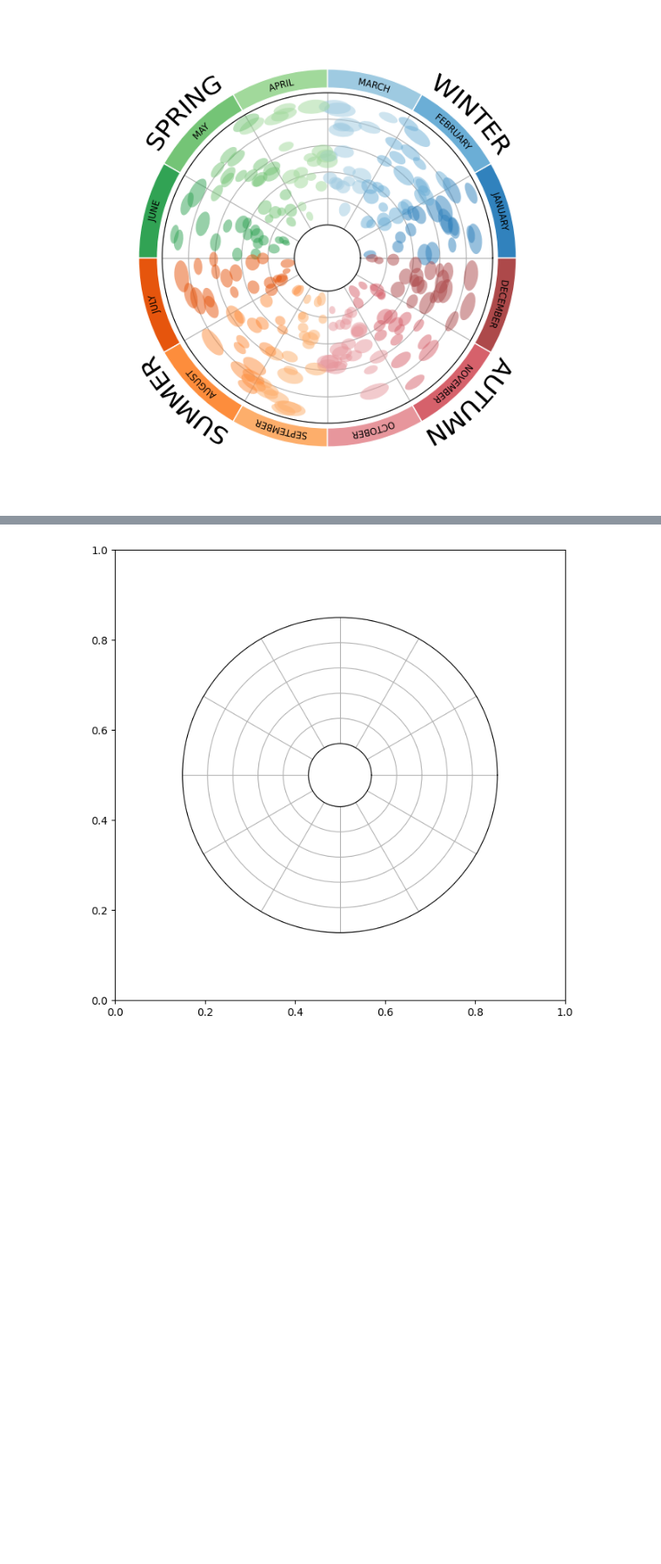
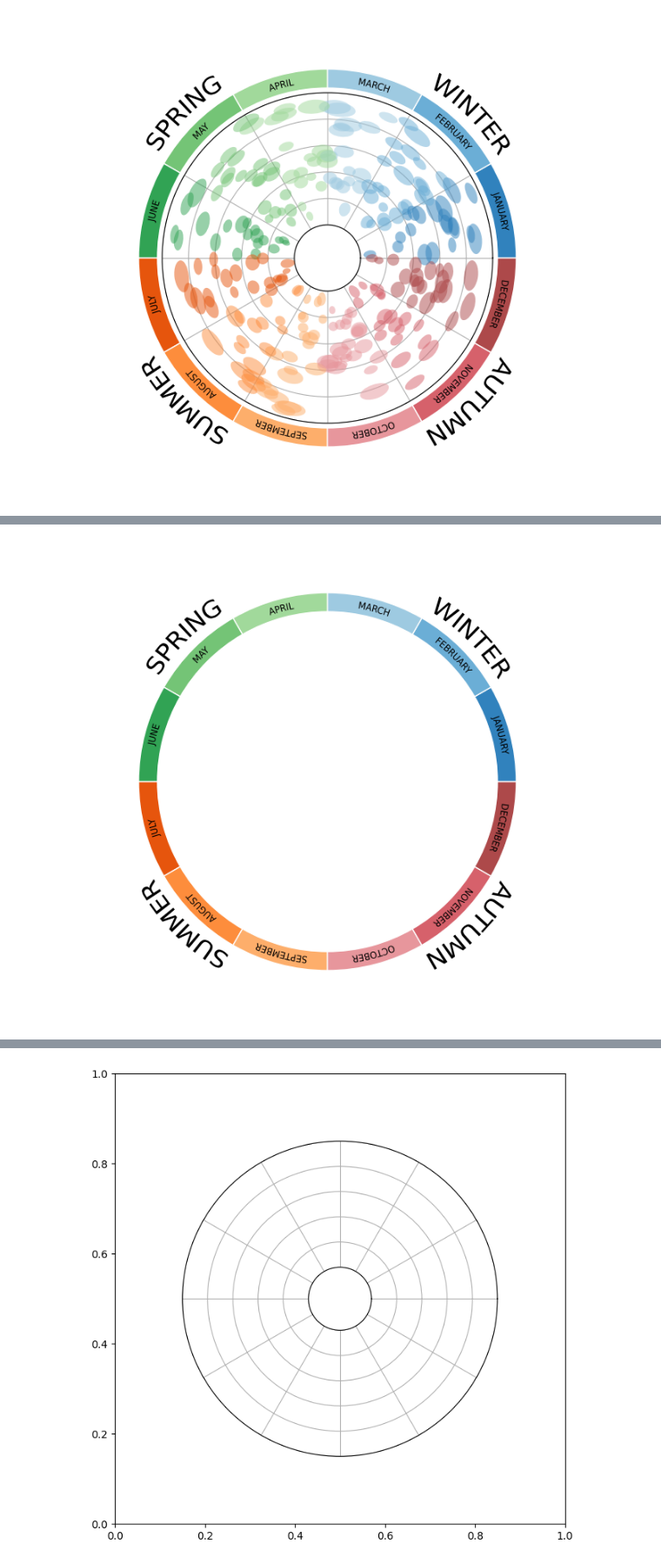
Before and after one commit to rodriguezmDNA/dataviz, a Jupyter notebook: season_polar_projection.ipynb, the cells around one changed output, grey strips where cells are left out. Shown at 87% size. Drawn from its saved outputs; the diff is of its cells as text; code cells hidden in the pictures; blank space fills up the shorter version.

```diff
--- a/season_polar_projection.ipynb
+++ b/season_polar_projection.ipynb
@@ -131,0 +294,55 @@ ax = fig.add_axes([0.15, 0.15, 0.7, 0.7], projection="polar")
+# %%
+
+
+# Rotated and transformed label
+def label(text, angle, radius=1, scale=0.005):
+    path = TextPath((0, 0), text, size=10)
+    path.vertices.flags.writeable = True
+    V = path.vertices
+    xmin, xmax = V[:, 0].min(), V[:, 0].max()
+    ymin, ymax = V[:, 1].min(), V[:, 1].max()
+    V -= (xmin + xmax) / 2, (ymin + ymax) / 2
+    V *= scale
+    for i in range(len(V)):
+        a = angle - V[i, 0]
+        V[i, 0] = (radius + V[i, 1]) * np.cos(a)
+        V[i, 1] = (radius + V[i, 1]) * np.sin(a)
+    patch = PathPatch(path, facecolor="k", linewidth=0)
+    ax.add_artist(patch)
+
+
+# This could be made through a list but it is easier to red this way
+label("JANUARY", 0.5 * 2 * np.pi / 12, 1 - 0.5 * size)
+label("FEBRUARY", 1.5 * 2 * np.pi / 12, 1 - 0.5 * size)
+label("MARCH", 2.5 * 2 * np.pi / 12, 1 - 0.5 * size)
+label("WINTER", 1.5 * 2 * np.pi / 12, 1 + size, 0.0125)
+
+label("APRIL", 3.5 * 2 * np.pi / 12, 1 - 0.5 * size)
+label("MAY", 4.5 * 2 * np.pi / 12, 1 - 0.5 * size)
+label("JUNE", 5.5 * 2 * np.pi / 12, 1 - 0.5 * size)
+label("SPRING", 4.5 * 2 * np.pi / 12, 1 + size, 0.0125)
+
+label("JULY", 6.5 * 2 * np.pi / 12, 1 - 0.5 * size)
+label("AUGUST", 7.5 * 2 * np.pi / 12, 1 - 0.5 * size)
+label("SEPTEMBER", 8.5 * 2 * np.pi / 12, 1 - 0.5 * size)
+label("SUMMER", 7.5 * 2 * np.pi / 12, 1 + size, 0.0125)
+
+label("OCTOBER", 9.5 * 2 * np.pi / 12, 1 - 0.5 * size)
+label("NOVEMBER", 10.5 * 2 * np.pi / 12, 1 - 0.5 * size)
+label("DECEMBER", 11.5 * 2 * np.pi / 12, 1 - 0.5 * size)
+label("AUTUMN", 10.5 * 2 * np.pi / 12, 1 + size, 0.0125)
+
+
+# # Add a polar projection on top of the previous one
+# ax = fig.add_axes([0.15, 0.15, 0.7, 0.7], projection="polar")
+
+# ax.set_xlim(0, 2 * np.pi)
+# ax.set_xticks(np.linspace(0, 2 * np.pi, 12, endpoint=False))
+# ax.set_xticklabels([])
+# ax.set_ylim(0, 1)
+# ax.set_yticks(np.linspace(0, 1, 6))
+# ax.set_yticklabels([])
+# ax.set_rorigin(-0.25)
+plt.show()
+# %% [output]
+[figure, added]
```
Also changed, not shown: parts of 10 cells of this notebook.
